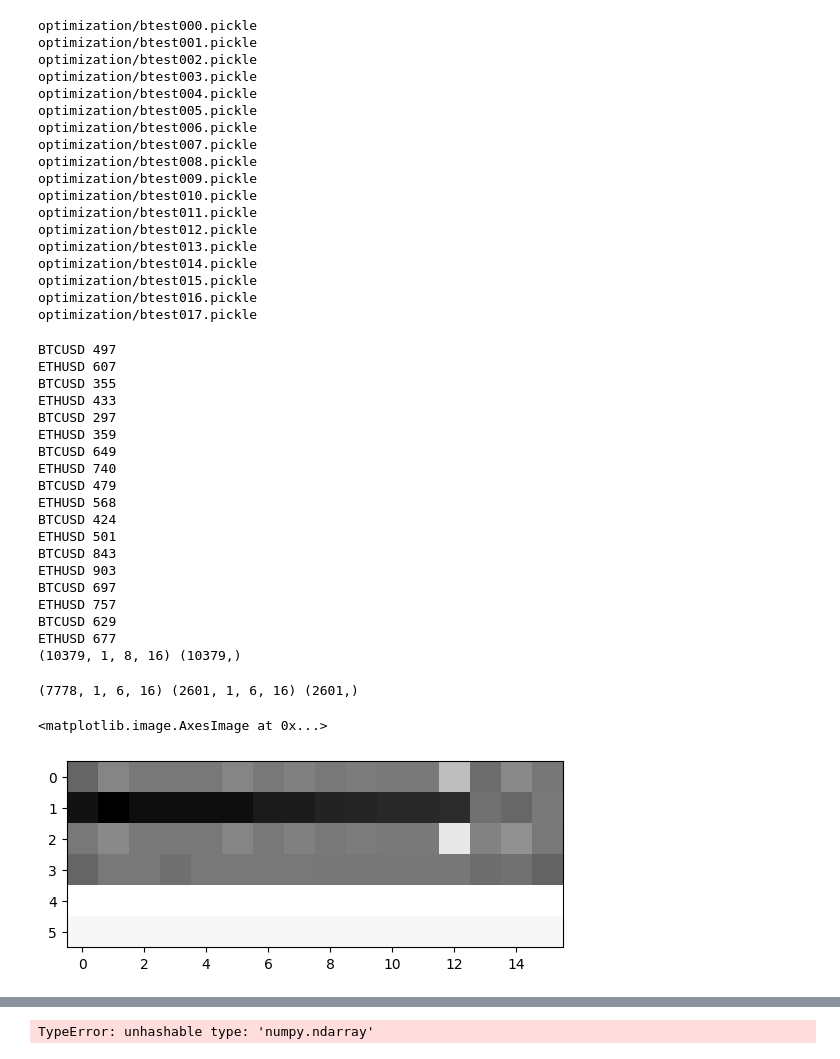
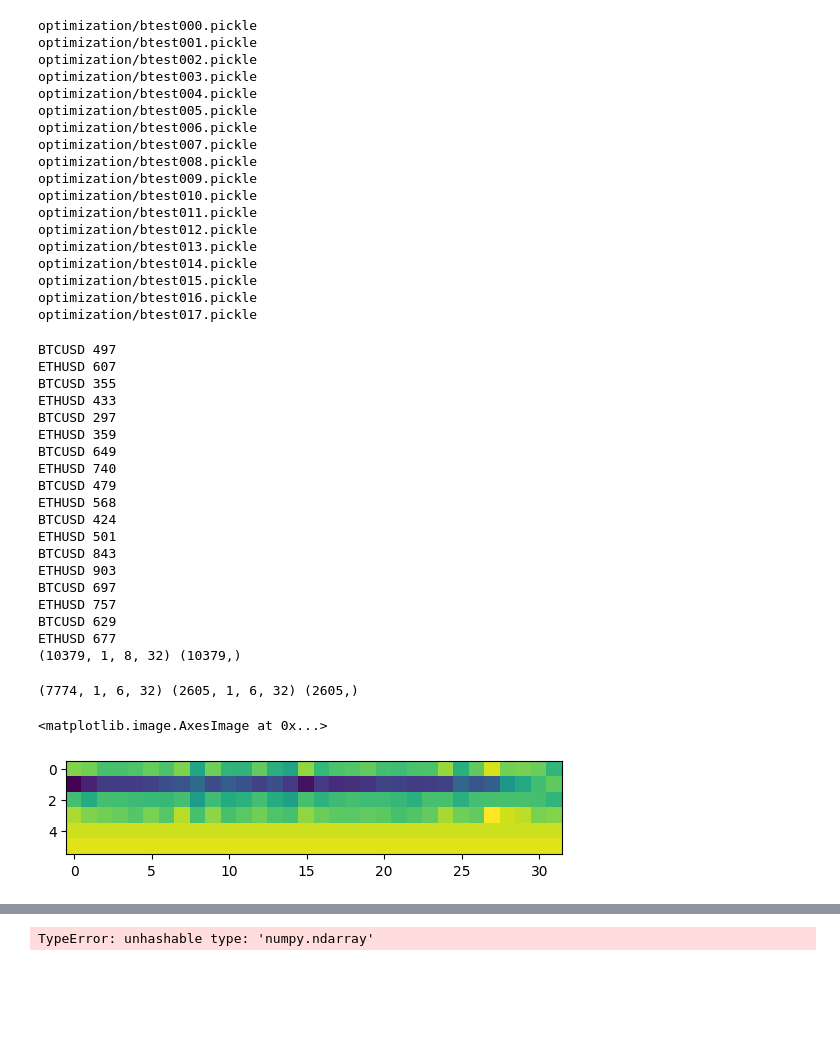
Before and after one commit to binrey/MLTR, a Jupyter notebook: train.ipynb, the cells around one changed output, grey strips where cells are left out. Cells and saved outputs as stored; diff of their text form; code cells hidden in the pictures; blank space fills up the shorter version.

Commit message:
upd train

```diff
--- a/train.ipynb
+++ b/train.ipynb
@@ -77,7 +141,7 @@ def lgb_f1_score(y_hat, data):
     y_hat = np.round(y_hat) # scikits f1 doesn't like probabilities
     return 'f1', f1_score(y_true, y_hat), False
 
-fsize = 16
+fsize = 32
 tfdict = {"M5":0, "M15":1, "H1":2}
 zz = ZigZag()
 X, y, poslist = [], [], []
@@ -92,7 +156,7 @@ for btest in btests:
         fc = f.Close[:-2]/f.Open[:-2]
         fh = f.High[:-2]/f.Open[:-2]
         fl = f.Low[:-2]/f.Open[:-2]
-        fv = f.Volume[:-2]/f.Volume[:-2].mean()
+        fv = f.Volume[:-2]/f.Volume[:-2].mean()/10
         odate = pd.to_datetime(pos.open_date)
         odate = odate.year*10000 + odate.month*100 + odate.day
         if pos.dir > 0:
@@ -130,15 +194,13 @@ BTCUSD 697
 ETHUSD 757
 BTCUSD 629
 ETHUSD 677
-(10379, 1, 8, 16) (10379,)
+(10379, 1, 8, 32) (10379,)
 # %%
-np.random.seed(2)
+np.random.seed(1000)
 X_train, X_test, y_train, y_test, profs_test, tf_test = get_data()
 print(X_train.shape, X_test.shape, tf_test.shape)
+plt.imshow(X_train[0][0][:])
 # %% [output]
-(7778, 1, 6, 16) (2601, 1, 6, 16) (2601,)
+(7774, 1, 6, 32) (2605, 1, 6, 32) (2605,)
+<matplotlib.image.AxesImage at 0x...>
+[figure, added]
-# %%
-plt.imshow(X_train[0][0][:], cmap="gray")
-# %% [output]
-<matplotlib.image.AxesImage at 0x...>
-[figure, removed]
```
Also changed, not shown: parts of 12 cells of this notebook.
